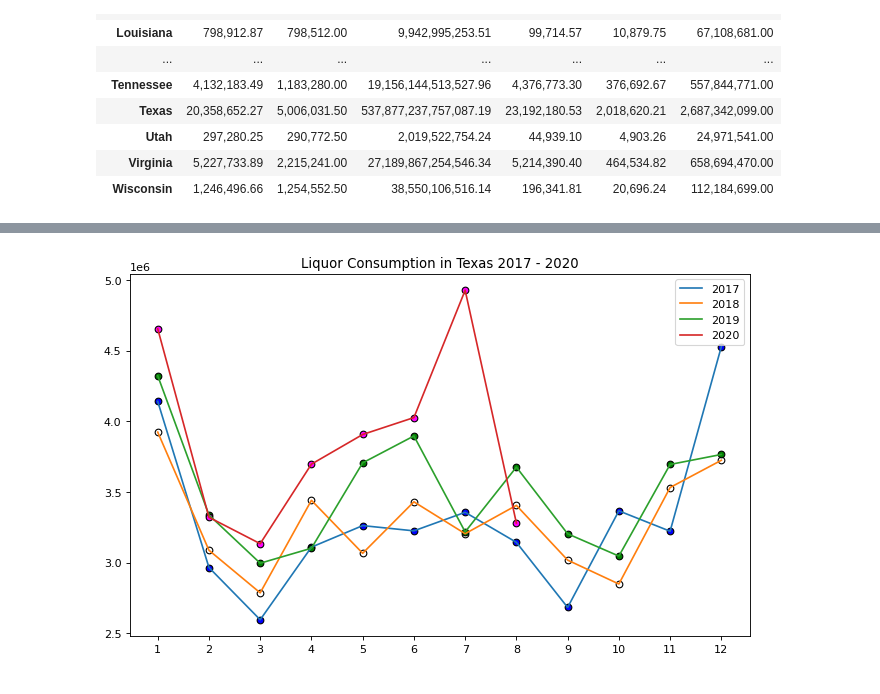
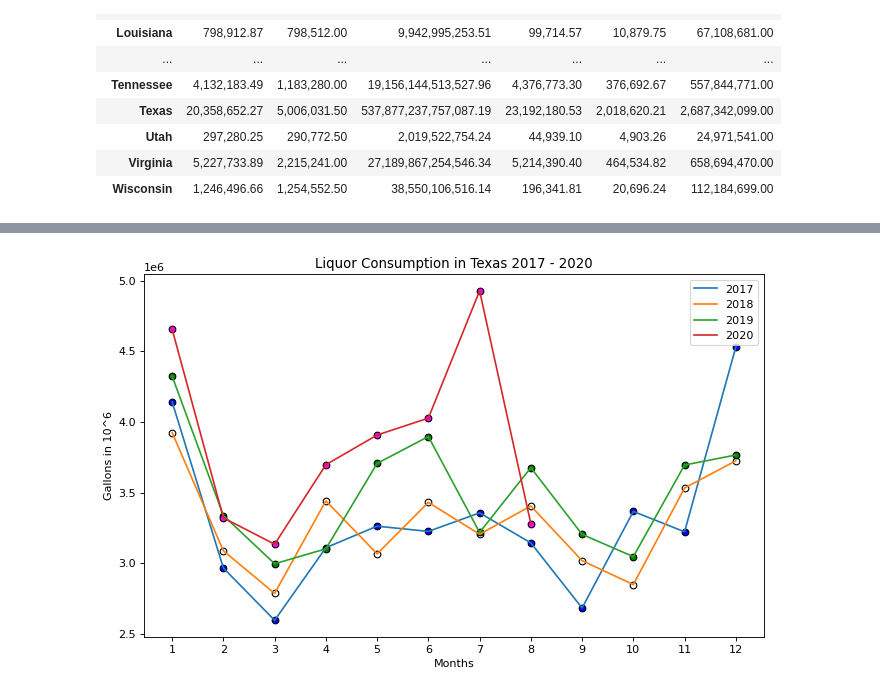
Before and after one commit to josegcardenas/Project1, a Jupyter notebook: project1.ipynb, the cells around one changed output, grey strips where cells are left out. Saved outputs shown, nothing was run; the diff lists cells and outputs as text; code cells hidden in the pictures.

```diff
--- a/project1.ipynb
+++ b/project1.ipynb
@@ -363,19 +270,21 @@ plt.show()
 # %%
 # # # # # LIQUOR CONSUMPTION FOR TEXAS 2017 - 2020 # # # # # #
 
 figure(num=None, figsize=(10, 6), dpi=80)
 plt.scatter(month_17,gallons_17, facecolors="blue", edgecolors="black" )
 plt.scatter(month_18,gallons_18, facecolors="white", edgecolors="black" )
 plt.scatter(month_19,gallons_19, facecolors="green", edgecolors="black" )
 plt.scatter(month_20,gallons_20, facecolors="magenta", edgecolors="black" )
 plt.plot(month_17,gallons_17, label = "2017")
 plt.plot(month_18,gallons_18, label = "2018")
 plt.plot(month_19,gallons_19, label = "2019")
 plt.plot(month_20,gallons_20, label = "2020")
 plt.xticks(month2_17)
 plt.title("Liquor Consumption in Texas 2017 - 2020")
+plt.xlabel("Months")
+plt.ylabel("Gallons in 10^6")
 plt.legend(loc="best")
 
 plt.show()
 # %% [output]
-[figure, old version]
+[figure, new version]
```
Also changed, not shown: parts of 20 cells of this notebook.
